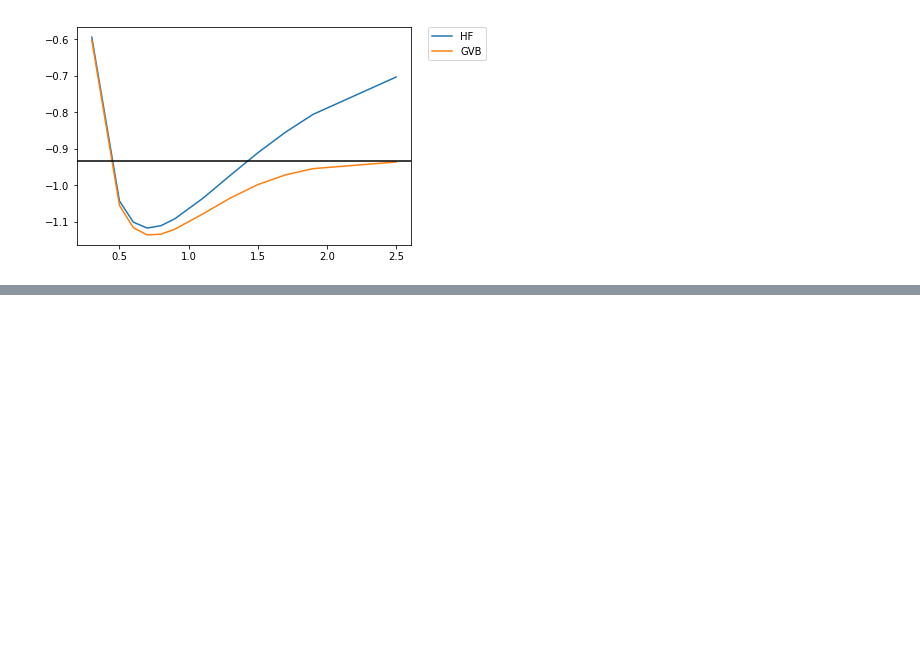
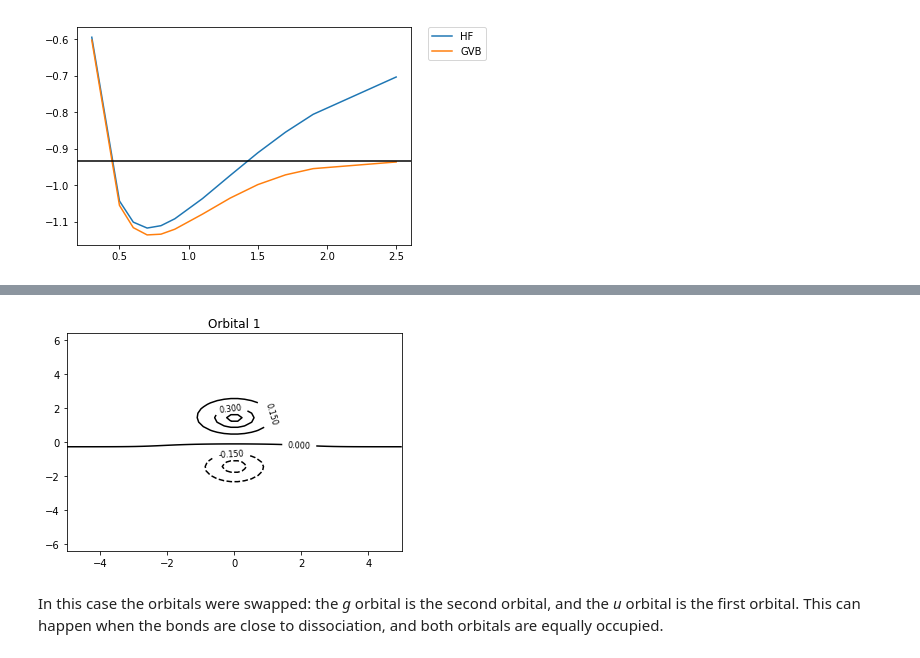
Before and after one commit to rpmuller/pyquante2, a Jupyter notebook: othertests/H2 Dissociation.ipynb, the cells around one changed output, grey strips where cells are left out. Cells and saved outputs as stored; diff of their text form; code cells hidden in the pictures; blank space fills up the shorter version.

```diff
--- a/othertests/H2 Dissociation.ipynb
+++ b/othertests/H2 Dissociation.ipynb
@@ -39,0 +53,6 @@ plt.legend(bbox_to_anchor=(1.05, 1), loc=2, borderaxespad=0.)
+# %%
+contourplot('xz',h2,orbs[0],bfs,title="Orbital 1")
+# %% [output]
+[figure, added]
+# %% [markdown]
+In this case the orbitals were swapped: the *g* orbital is the second orbital, and the *u* orbital is the first orbital. This can happen when the bonds are close to dissociation, and both orbitals are equally occupied.
```
Also changed, not shown: parts of 3 cells of this notebook.
